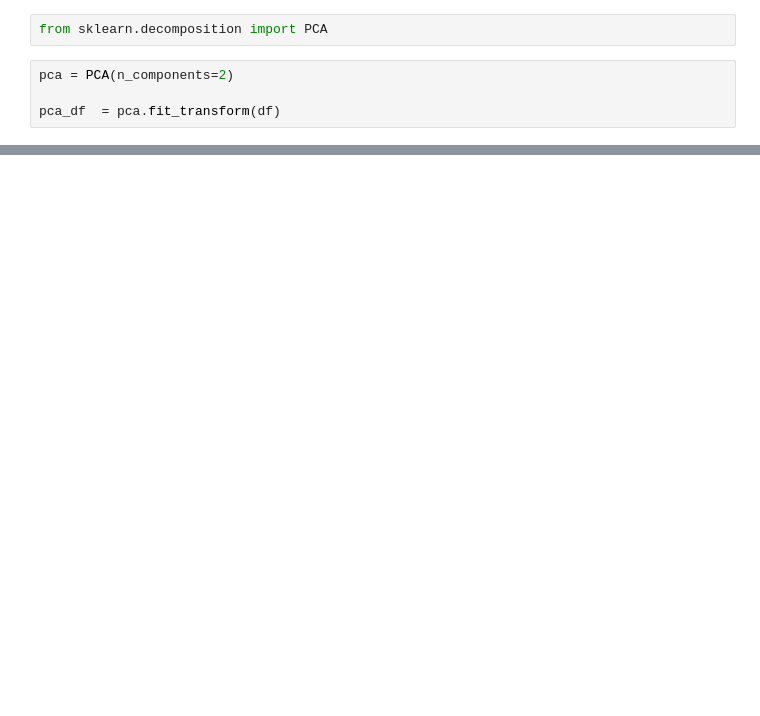
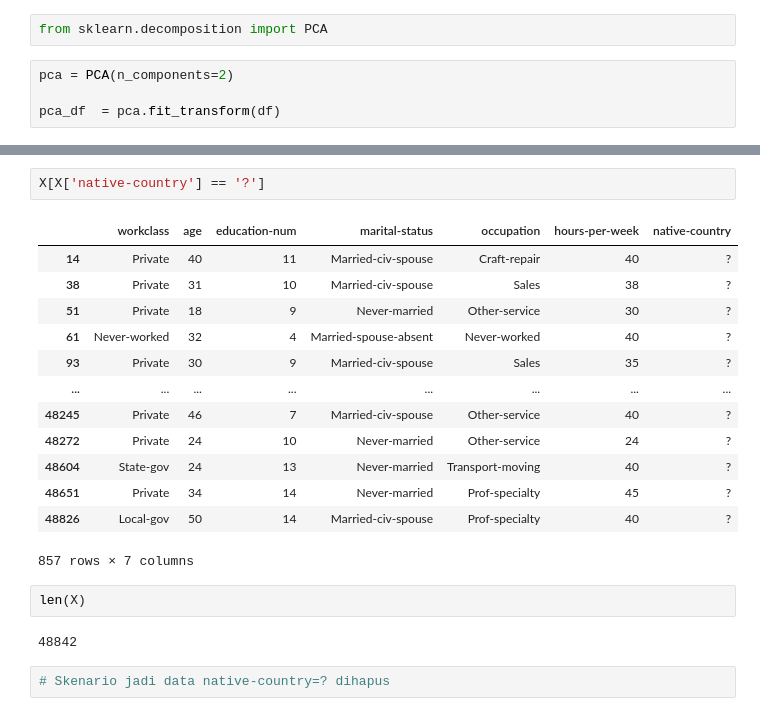
Before and after one commit to marlinps/dsml, a Jupyter notebook: day_3.ipynb, the cells around one changed output, grey strips where cells are left out. Drawn from its saved outputs; the diff is of its cells as text; blank space fills up the shorter version.

```diff
--- a/day_3.ipynb
+++ b/day_3.ipynb
@@ -230,0 +321,22 @@ plt.scatter(pca_df[:0], pca_df[:1])
+# %%
+X[X['native-country'] == '?']
+# %% [output]
+|  | workclass | age | education-num | marital-status | occupation | hours-per-week | native-country |
+| 14 | Private | 40 | 11 | Married-civ-spouse | Craft-repair | 40 | ? |
+| 38 | Private | 31 | 10 | Married-civ-spouse | Sales | 38 | ? |
+| 51 | Private | 18 | 9 | Never-married | Other-service | 30 | ? |
+| 61 | Never-worked | 32 | 4 | Married-spouse-absent | Never-worked | 40 | ? |
+| 93 | Private | 30 | 9 | Married-civ-spouse | Sales | 35 | ? |
+| ... | ... | ... | ... | ... | ... | ... | ... |
+| 48245 | Private | 46 | 7 | Married-civ-spouse | Other-service | 40 | ? |
+| 48272 | Private | 24 | 10 | Never-married | Other-service | 24 | ? |
+| 48604 | State-gov | 24 | 13 | Never-married | Transport-moving | 40 | ? |
+| 48651 | Private | 34 | 14 | Never-married | Prof-specialty | 45 | ? |
+| 48826 | Local-gov | 50 | 14 | Married-civ-spouse | Prof-specialty | 40 | ? |
+857 rows × 7 columns
+# %%
+len(X)
+# %% [output]
+48842
+# %%
+# Skenario jadi data native-country=? dihapus
```
Also changed, not shown: parts of 11 cells of this notebook, 1 other file.
